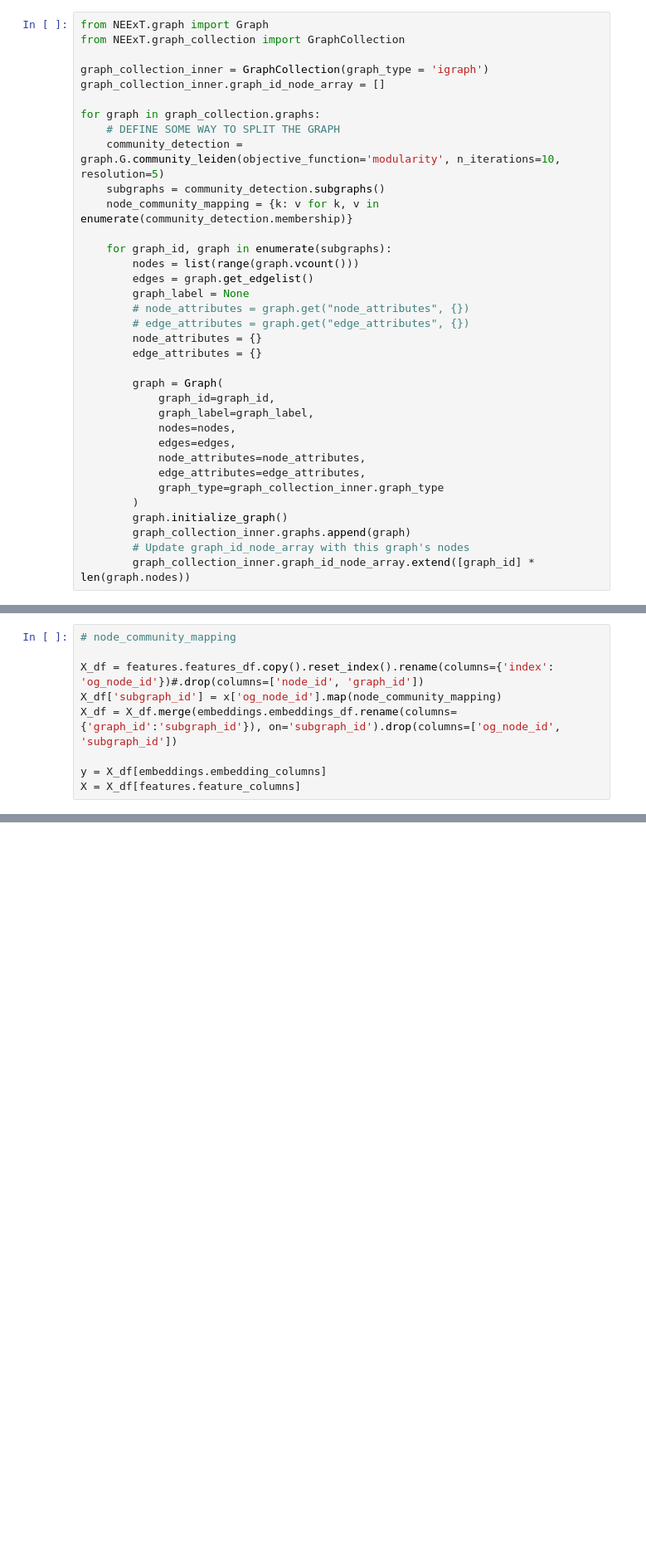
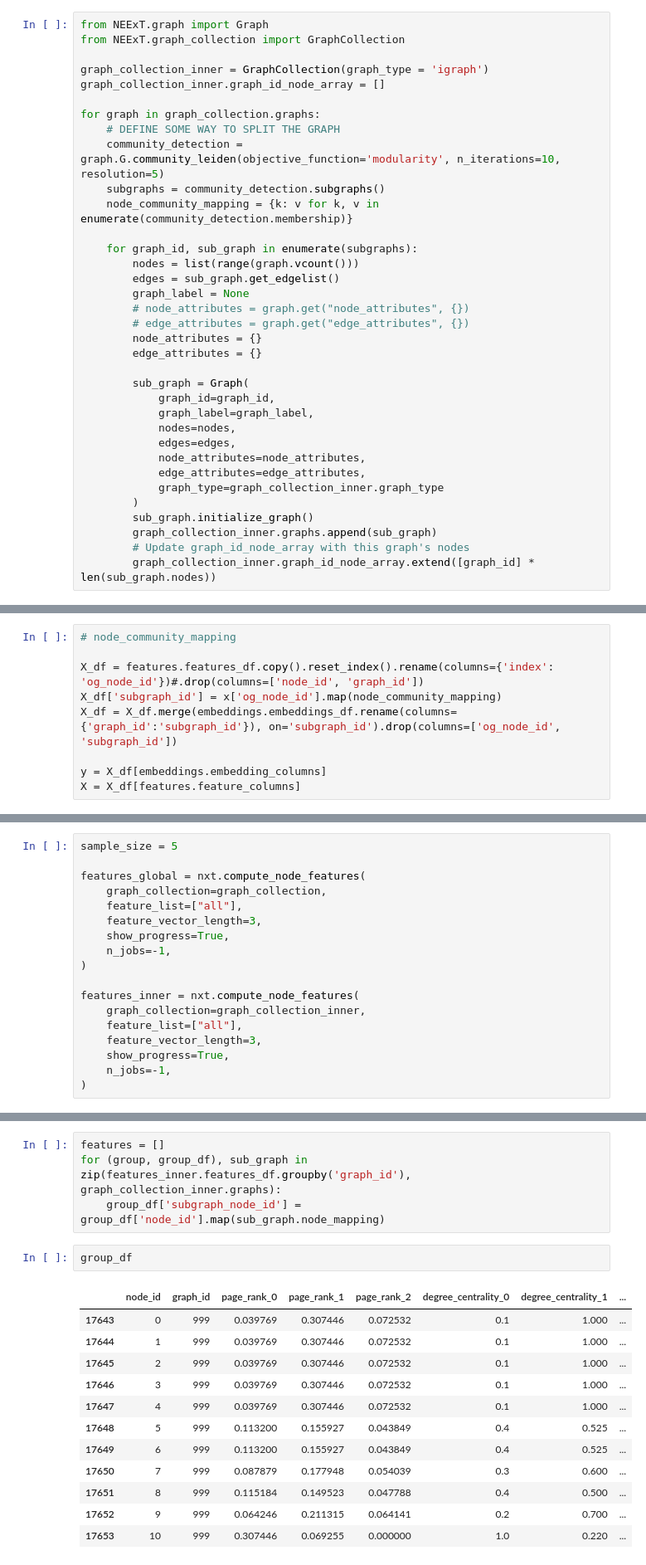
Before and after one commit to ashdehghan/NEExT, a Jupyter notebook: experiments/graph_splitter.ipynb, the cells around one changed output, grey strips where cells are left out. Shown: that part at 83% size. Drawn from its saved outputs; the diff is of its cells as text; blank space fills up the shorter version.

Commit message:
Update graph and node features to include node features

```diff
--- a/experiments/graph_splitter.ipynb
+++ b/experiments/graph_splitter.ipynb
@@ -52,16 +52,16 @@ for graph in graph_collection.graphs:
     subgraphs = community_detection.subgraphs()
     node_community_mapping = {k: v for k, v in enumerate(community_detection.membership)}
 
-    for graph_id, graph in enumerate(subgraphs):
+    for graph_id, sub_graph in enumerate(subgraphs):
         nodes = list(range(graph.vcount()))
-        edges = graph.get_edgelist()
+        edges = sub_graph.get_edgelist()
         graph_label = None
         # node_attributes = graph.get("node_attributes", {})
         # edge_attributes = graph.get("edge_attributes", {})
         node_attributes = {}
         edge_attributes = {}
 
-        graph = Graph(
+        sub_graph = Graph(
             graph_id=graph_id,
             graph_label=graph_label,
             nodes=nodes,
@@ -70,10 +70,10 @@ for graph in graph_collection.graphs:
             edge_attributes=edge_attributes,
             graph_type=graph_collection_inner.graph_type
         )
-        graph.initialize_graph()
-        graph_collection_inner.graphs.append(graph)
+        sub_graph.initialize_graph()
+        graph_collection_inner.graphs.append(sub_graph)
         # Update graph_id_node_array with this graph's nodes
-        graph_collection_inner.graph_id_node_array.extend([graph_id] * len(graph.nodes))
+        graph_collection_inner.graph_id_node_array.extend([graph_id] * len(sub_graph.nodes))
 # %%
 from sklearn.decomposition import PCA
 from sklearn.manifold import MDS
@@ -230,0 +239,18 @@ NameError: name 'nxt' is not defined
+# %%
+sample_size = 5
+
+features_global = nxt.compute_node_features(
+    graph_collection=graph_collection,
+    feature_list=["all"],
+    feature_vector_length=3,
+    show_progress=True,
+    n_jobs=-1,
+)
+
+features_inner = nxt.compute_node_features(
+    graph_collection=graph_collection_inner,
+    feature_list=["all"],
+    feature_vector_length=3,
+    show_progress=True,
+    n_jobs=-1,
+)
@@ -230,0 +262,19 @@ NameError: name 'nxt' is not defined
+# %%
+features = []
+for (group, group_df), sub_graph in zip(features_inner.features_df.groupby('graph_id'), graph_collection_inner.graphs):
+    group_df['subgraph_node_id'] = group_df['node_id'].map(sub_graph.node_mapping)
+# %%
+group_df
+# %% [output]
+|  | node_id | graph_id | page_rank_0 | page_rank_1 | page_rank_2 | degree_centrality_0 | degree_centrality_1 | ... |
+| 17643 | 0 | 999 | 0.039769 | 0.307446 | 0.072532 | 0.1 | 1.000 | ... |
+| 17644 | 1 | 999 | 0.039769 | 0.307446 | 0.072532 | 0.1 | 1.000 | ... |
+| 17645 | 2 | 999 | 0.039769 | 0.307446 | 0.072532 | 0.1 | 1.000 | ... |
+| 17646 | 3 | 999 | 0.039769 | 0.307446 | 0.072532 | 0.1 | 1.000 | ... |
+| 17647 | 4 | 999 | 0.039769 | 0.307446 | 0.072532 | 0.1 | 1.000 | ... |
+| 17648 | 5 | 999 | 0.113200 | 0.155927 | 0.043849 | 0.4 | 0.525 | ... |
+| 17649 | 6 | 999 | 0.113200 | 0.155927 | 0.043849 | 0.4 | 0.525 | ... |
+| 17650 | 7 | 999 | 0.087879 | 0.177948 | 0.054039 | 0.3 | 0.600 | ... |
+| 17651 | 8 | 999 | 0.115184 | 0.149523 | 0.047788 | 0.4 | 0.500 | ... |
+| 17652 | 9 | 999 | 0.064246 | 0.211315 | 0.064141 | 0.2 | 0.700 | ... |
+| 17653 | 10 | 999 | 0.307446 | 0.069255 | 0.000000 | 1.0 | 0.220 | ... |
```
Also changed, not shown: parts of 12 cells of this notebook, 3 other files.
